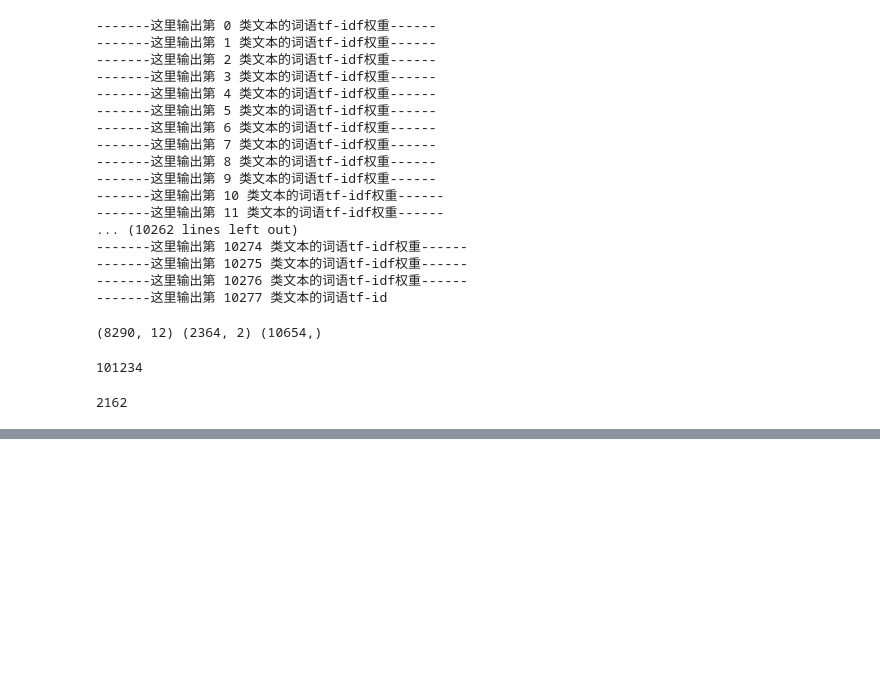
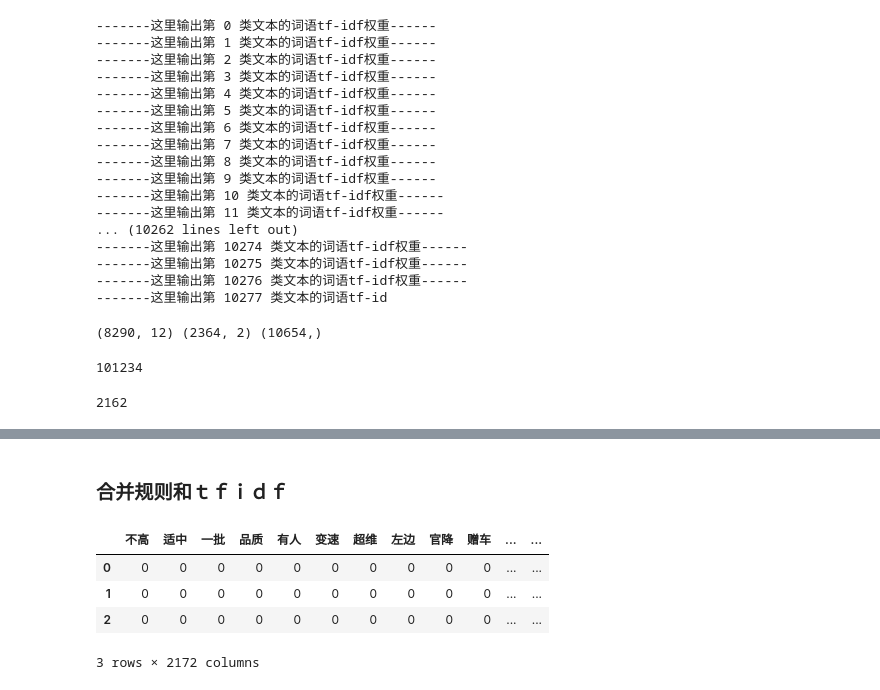
Before and after one commit to light8lee/car, a Jupyter notebook: code/preview.ipynb, the cells around one changed output, grey strips where cells are left out. Saved outputs shown, nothing was run; the diff lists cells and outputs as text; code cells hidden in the pictures; blank space fills up the shorter version.

```diff
--- a/code/preview.ipynb
+++ b/code/preview.ipynb
@@ -246,0 +320,13 @@ test_tdf.to_csv('../data/tfidf_test.csv', index=False)
+# %% [markdown]
+### 合并规则和ｔｆｉｄｆ
+# %%
+tdf = pd.read_csv('../data/tfidf_train.csv')
+rdf = pd.read_csv('../data/rule_train.csv')
+trdf = pd.merge(tdf, rdf, left_index=True, right_index=True)
+trdf.head(3)
+# %% [output]
+|  | 不高 | 适中 | 一批 | 品质 | 有人 | 变速 | 超维 | 左边 | 官降 | 赠车 | ... | ... |
+| 0 | 0 | 0 | 0 | 0 | 0 | 0 | 0 | 0 | 0 | 0 | ... | ... |
+| 1 | 0 | 0 | 0 | 0 | 0 | 0 | 0 | 0 | 0 | 0 | ... | ... |
+| 2 | 0 | 0 | 0 | 0 | 0 | 0 | 0 | 0 | 0 | 0 | ... | ... |
+3 rows × 2172 columns
```
Also changed, not shown: parts of 22 cells of this notebook, 3 other files.
